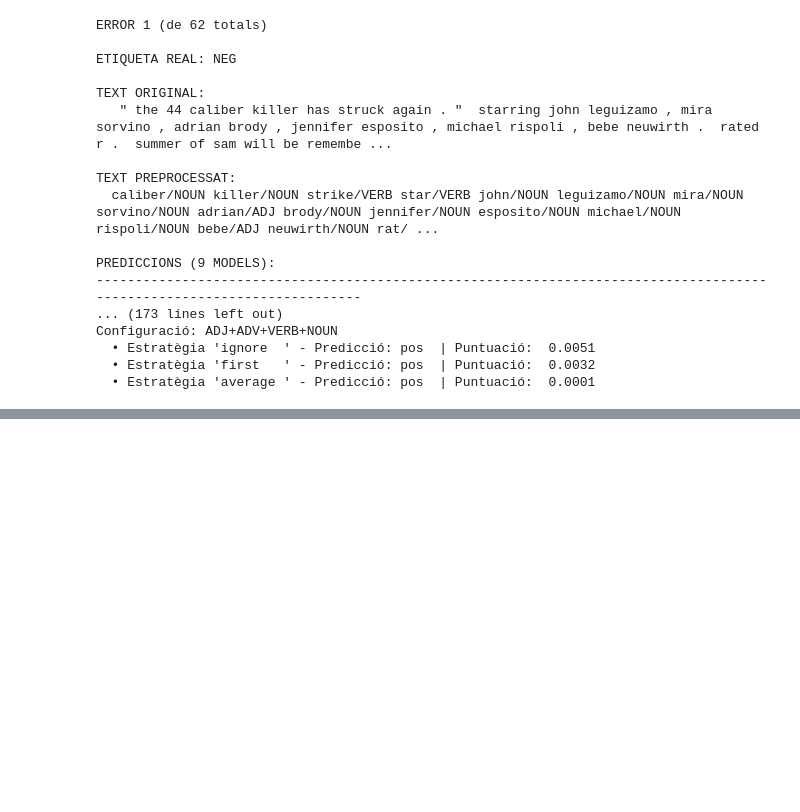
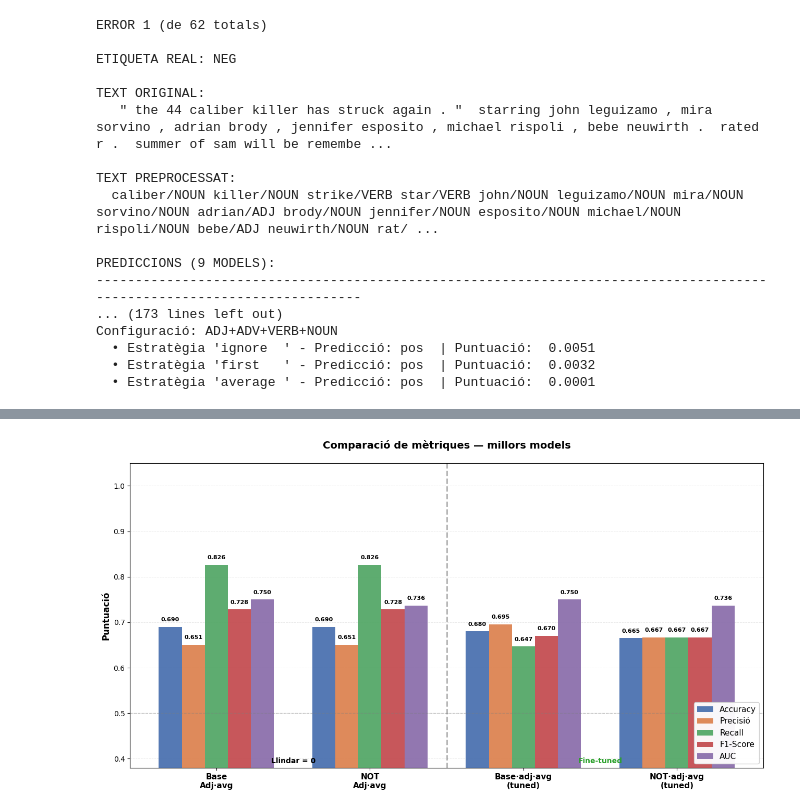
Before and after one commit to ashlieventura/Practica_2_plh, a Jupyter notebook: practica_2.ipynb, the cells around one changed output, grey strips where cells are left out. Cells and saved outputs as stored; diff of their text form; code cells hidden in the pictures; blank space fills up the shorter version.

```diff
--- a/practica_2.ipynb
+++ b/practica_2.ipynb
@@ -2487,0 +2532,96 @@ En definitiva, el tractament de negacions per patró sintàctic aporta una major
+# %%
+# GRÀFIC 1: MÈTRIQUES COMPARATIVES
+
+configs_plot    = ["ADJ"]
+strategies_plot = ["average"]
+
+labels, acc_vals, prec_vals, rec_vals, f1_vals_, auc_vals_ = [], [], [], [], [], []
+
+# Model base
+for config in configs_plot:
+    for strategy in strategies_plot:
+        r = unsupervised_results[config][strategy]
+        labels.append("Base\nAdj·avg")
+        acc_vals.append(r["accuracy"])
+        prec_vals.append(r["precision"])
+        rec_vals.append(r["recall"])
+        f1_vals_.append(r["f1"])
+        auc_vals_.append(r["roc_auc"])
+
+# Model NOT
+for config in configs_plot:
+    for strategy in strategies_plot:
+        r = unsupervised_results_not[config][strategy]
+        labels.append("NOT\nAdj·avg")
+        acc_vals.append(r["accuracy"])
+        prec_vals.append(r["precision"])
+        rec_vals.append(r["recall"])
+        f1_vals_.append(r["f1"])
+        auc_vals_.append(r["roc_auc"])
+
+# Fine-tuned
+labels.append("Base·adj·avg\n(tuned)")
+acc_vals.append(acc_base_tuned)
+prec_vals.append(prec_base_tuned)
+rec_vals.append(rec_base_tuned)
+f1_vals_.append(f1_base_tuned)
+auc_vals_.append(auc_test_base)
+
+labels.append("NOT·adj·avg\n(tuned)")
+acc_vals.append(acc_not_tuned)
+prec_vals.append(prec_not_tuned)
+rec_vals.append(rec_not_tuned)
+f1_vals_.append(f1_not_tuned)
+auc_vals_.append(auc_test_not)
+
+# COLORS PER A CADA MÈTRICA
+color_acc  = "#4C72B0"  # Blau
+color_prec = "#DD8452"  # Taronja
+color_rec  = "#55A868"  # Verd
+color_f1   = "#C44E52"  # Vermell
+color_auc  = "#8C70AC"  # Porpra
+
+x     = np.arange(len(labels))
+width = 0.15
+
+fig, ax = plt.subplots(figsize=(13, 7))
+
+bars1 = ax.bar(x - 2*width, acc_vals,  width, label="Accuracy",  color=color_acc,  alpha=0.95)
+bars2 = ax.bar(x -   width, prec_vals, width, label="Precisió",  color=color_prec, alpha=0.95)
+bars3 = ax.bar(x,           rec_vals,  width, label="Recall",    color=color_rec,  alpha=0.95)
+bars4 = ax.bar(x +   width, f1_vals_,  width, label="F1-Score",  color=color_f1,   alpha=0.95)
+bars5 = ax.bar(x + 2*width, auc_vals_, width, label="AUC",       color=color_auc,  alpha=0.95)
+
+# FUNCIÓ PER AFEGIR VALORS A SOBRE DE LES BARRES
+def add_value_labels(bars):
+    for bar in bars:
+        height = bar.get_height()
+        ax.text(bar.get_x() + bar.get_width()/2., height + 0.01,
+                f'{height:.3f}',
+                ha='center', va='bottom', fontsize=8, fontweight='bold')
+
+add_value_labels(bars1)
+add_value_labels(bars2)
+add_value_labels(bars3)
+add_value_labels(bars4)
+add_value_labels(bars5)
+
+ax.set_xticks(x)
+ax.set_xticklabels(labels, fontsize=11, fontweight='bold')
+ax.set_ylim(0.38, 1.05)
+ax.set_ylabel("Puntuació", fontsize=12, fontweight='bold')
+ax.set_title("Comparació de mètriques — millors models", fontsize=14, fontweight="bold", pad=20)
+ax.legend(loc="lower right", fontsize=11, framealpha=0.95)
+ax.axhline(y=0.5, color="gray", linestyle="--", alpha=0.4, linewidth=1)
+ax.axvline(x=1.5, color="black", linestyle="--", alpha=0.3, linewidth=2)
+ax.text(0.5,  0.39, "Llindar = 0",    ha="center", fontsize=10, color="black", fontweight='bold')
+ax.text(2.5,  0.39, "Fine-tuned",     ha="center", fontsize=10, color="#2ca02c", fontweight="bold")
+
+ax.grid(axis='y', alpha=0.3, linestyle='--', linewidth=0.7)
+ax.set_axisbelow(True)
+
+plt.tight_layout()
+plt.savefig("metriques_millors_models.png", dpi=150, bbox_inches="tight")
+plt.show()
+# %% [output]
+[figure, added]
```
Also changed, not shown: parts of 21 cells of this notebook, 1 other file.
